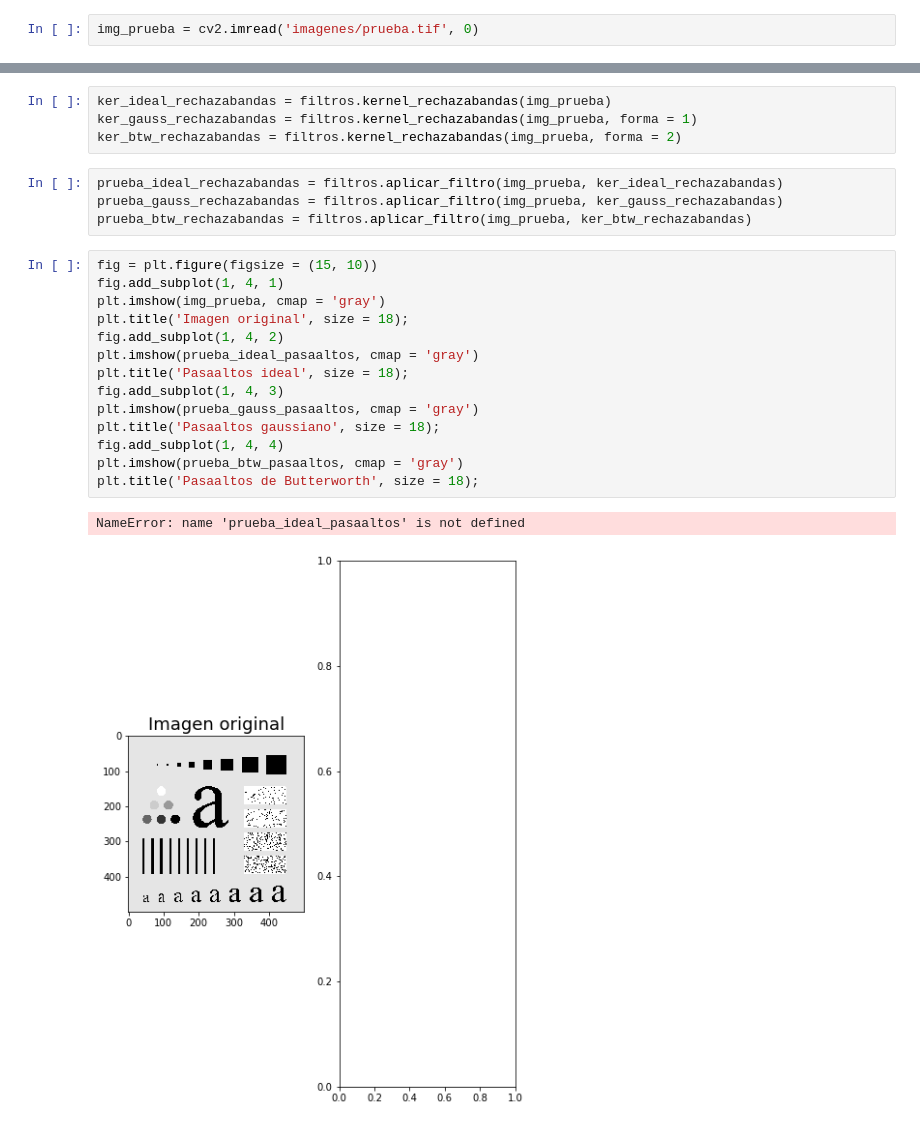
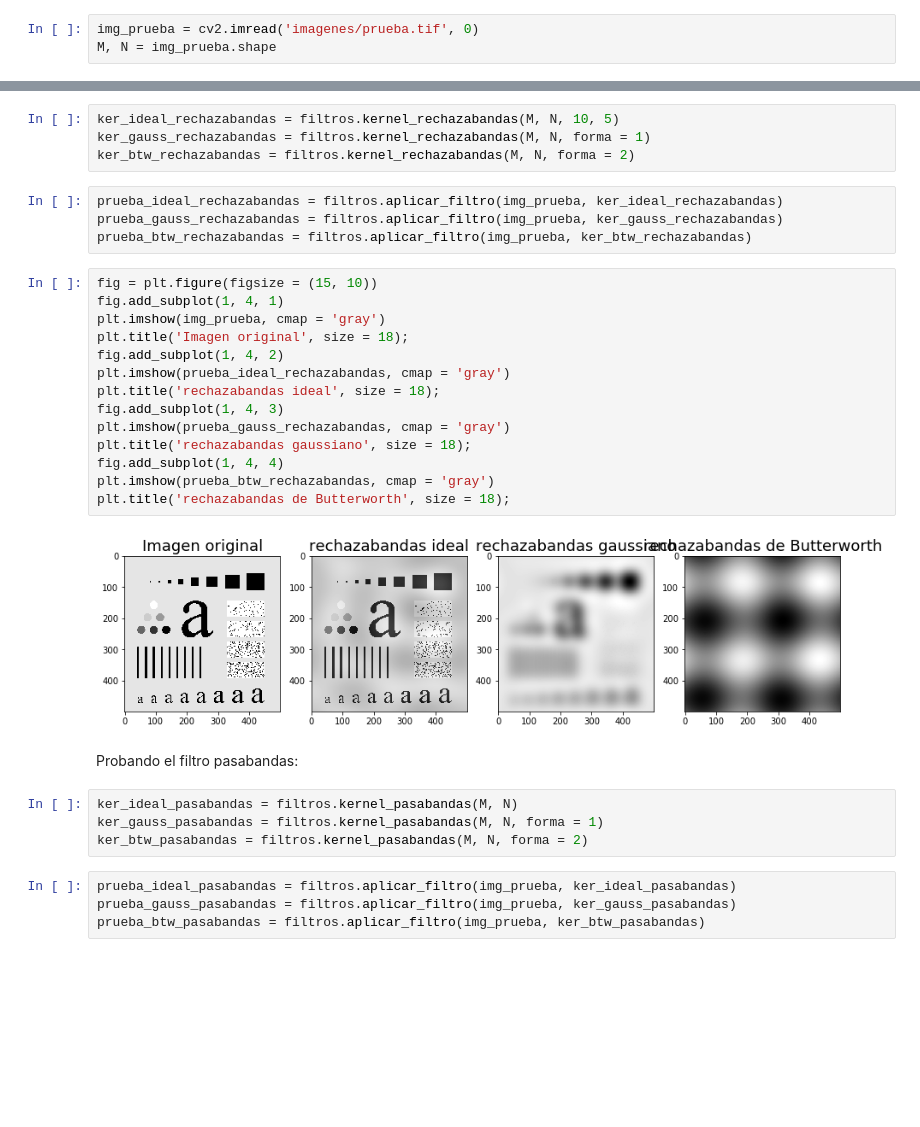
Before and after one commit to Pagutri/MasterFilter, a Jupyter notebook: prueba_filtros.ipynb, the cells around one changed output, grey strips where cells are left out. Drawn from its saved outputs; the diff is of its cells as text; blank space fills up the shorter version.

```diff
--- a/prueba_filtros.ipynb
+++ b/prueba_filtros.ipynb
@@ -9,4 +9,5 @@ import filtros
 Probando el pasabajos:
 # %%
 img_prueba = cv2.imread('imagenes/prueba.tif', 0)
+M, N = img_prueba.shape
 # %%
@@ -62,9 +63,9 @@ plt.title('Pasaaltos de Butterworth', size = 18);
 # %% [markdown]
 Probando el filtro rechazabandas:
 # %%
-ker_ideal_rechazabandas = filtros.kernel_rechazabandas(img_prueba)
-ker_gauss_rechazabandas = filtros.kernel_rechazabandas(img_prueba, forma = 1)
-ker_btw_rechazabandas = filtros.kernel_rechazabandas(img_prueba, forma = 2)
+ker_ideal_rechazabandas = filtros.kernel_rechazabandas(M, N, 10, 5)
+ker_gauss_rechazabandas = filtros.kernel_rechazabandas(M, N, forma = 1)
+ker_btw_rechazabandas = filtros.kernel_rechazabandas(M, N, forma = 2)
 # %%
 prueba_ideal_rechazabandas = filtros.aplicar_filtro(img_prueba, ker_ideal_rechazabandas)
 prueba_gauss_rechazabandas = filtros.aplicar_filtro(img_prueba, ker_gauss_rechazabandas)
@@ -72,17 +73,26 @@ prueba_btw_rechazabandas = filtros.aplicar_filtro(img_prueba, ker_btw_rechazaban
 # %%
 fig = plt.figure(figsize = (15, 10))
 fig.add_subplot(1, 4, 1)
 plt.imshow(img_prueba, cmap = 'gray')
 plt.title('Imagen original', size = 18);
 fig.add_subplot(1, 4, 2)
-plt.imshow(prueba_ideal_pasaaltos, cmap = 'gray')
-plt.title('Pasaaltos ideal', size = 18);
+plt.imshow(prueba_ideal_rechazabandas, cmap = 'gray')
+plt.title('rechazabandas ideal', size = 18);
 fig.add_subplot(1, 4, 3)
-plt.imshow(prueba_gauss_pasaaltos, cmap = 'gray')
-plt.title('Pasaaltos gaussiano', size = 18);
+plt.imshow(prueba_gauss_rechazabandas, cmap = 'gray')
+plt.title('rechazabandas gaussiano', size = 18);
 fig.add_subplot(1, 4, 4)
-plt.imshow(prueba_btw_pasaaltos, cmap = 'gray')
-plt.title('Pasaaltos de Butterworth', size = 18);
+plt.imshow(prueba_btw_rechazabandas, cmap = 'gray')
+plt.title('rechazabandas de Butterworth', size = 18);
 # %% [output]
-NameError: name 'prueba_ideal_pasaaltos' is not defined
-[figure, old version]
+[figure, new version]
+# %% [markdown]
+Probando el filtro pasabandas:
+# %%
+ker_ideal_pasabandas = filtros.kernel_pasabandas(M, N)
+ker_gauss_pasabandas = filtros.kernel_pasabandas(M, N, forma = 1)
+ker_btw_pasabandas = filtros.kernel_pasabandas(M, N, forma = 2)
+# %%
+prueba_ideal_pasabandas = filtros.aplicar_filtro(img_prueba, ker_ideal_pasabandas)
+prueba_gauss_pasabandas = filtros.aplicar_filtro(img_prueba, ker_gauss_pasabandas)
+prueba_btw_pasabandas = filtros.aplicar_filtro(img_prueba, ker_btw_pasabandas)
```
Also changed, not shown: parts of 3 cells of this notebook, 4 other files.
